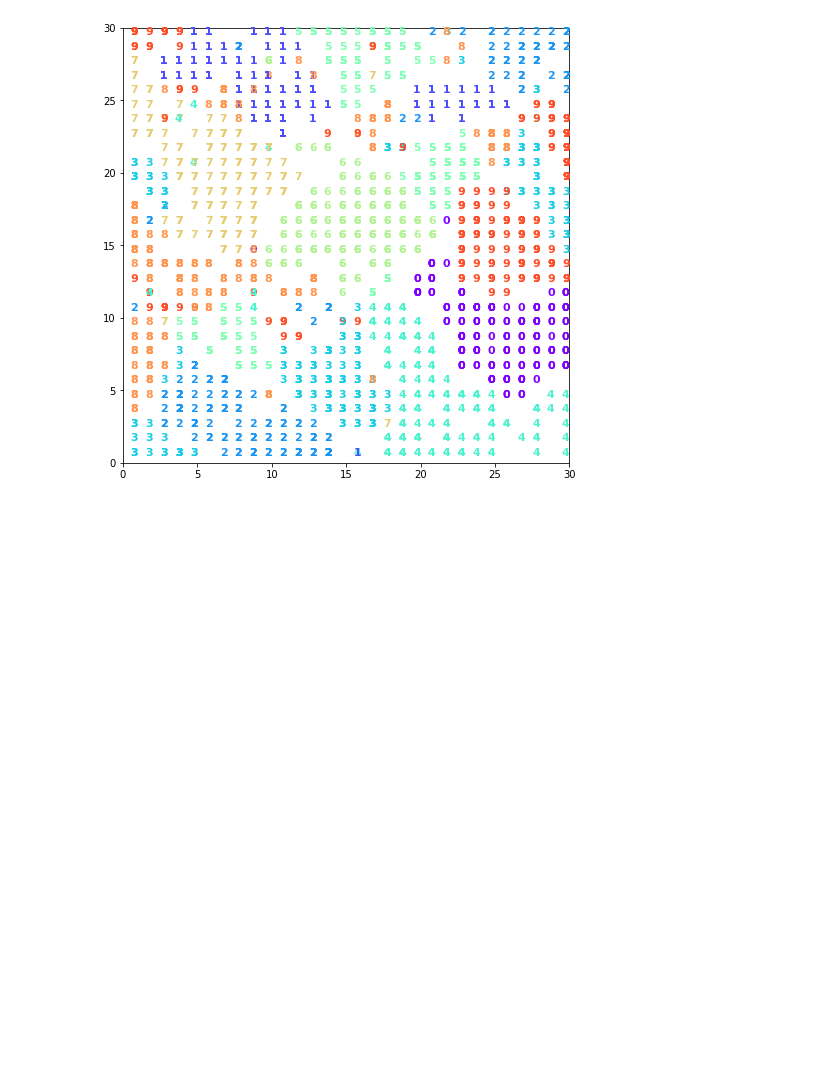
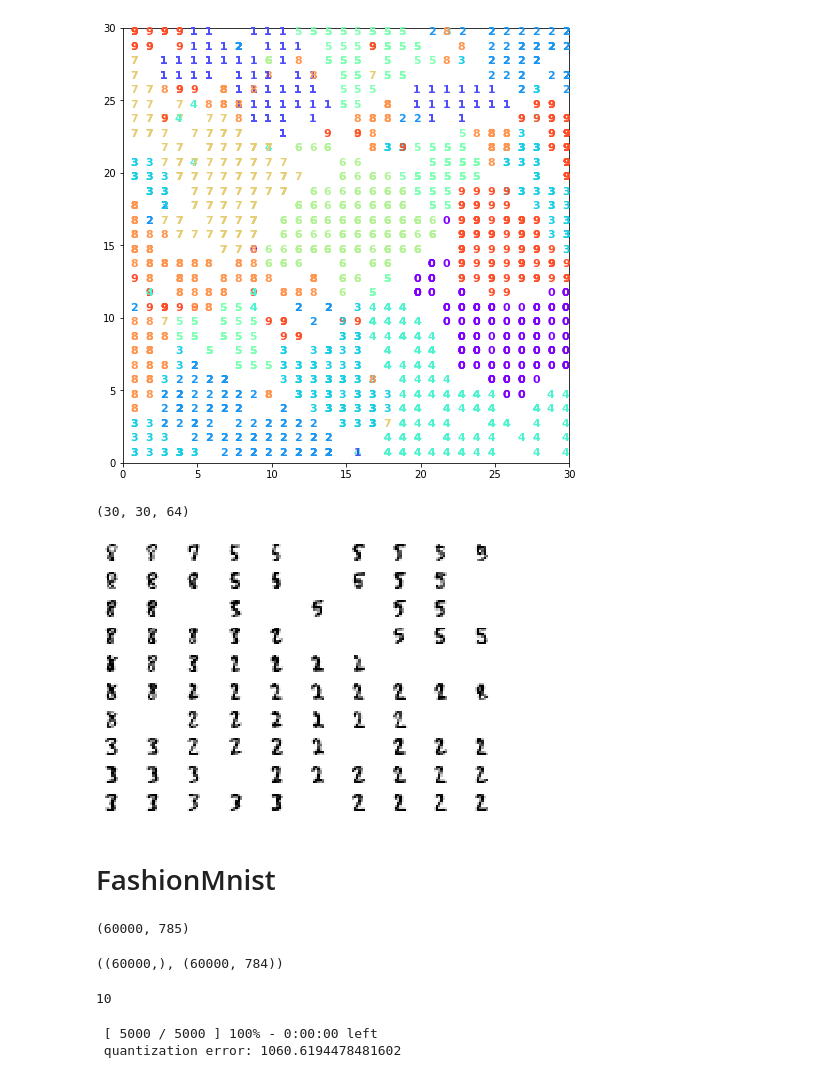
Before and after one commit to moaaztaha/PCA-SOM-ANN, a Jupyter notebook: Untitled.ipynb, the cells around one changed output. Drawn from its saved outputs; the diff is of its cells as text; code cells hidden in the pictures; blank space fills up the shorter version.

Commit message:
SOM fashion

```diff
--- a/Untitled.ipynb
+++ b/Untitled.ipynb
@@ -55,3 +57,26 @@ plt.savefig('som_digits.png')
 plt.show()
 # %% [output]
 [figure]
+# %%
+som.get_weights().shape
+# %% [output]
+(30, 30, 64)
+# %%
+cnt = 0
+for j in reversed(range(10)):  # images mosaic
+    for i in range(10):
+        plt.subplot(10, 10, cnt+1, frameon=False,  xticks=[],  yticks=[])
+        if (i, j) in wmap:
+            plt.imshow(digits.images[wmap[(i, j)]],
+                       cmap='Greys', interpolation='nearest')
+        else:
+            plt.imshow(np.zeros((8, 8)),  cmap='Greys')
+        cnt = cnt + 1
+
+plt.tight_layout()
+plt.savefig('som_digts_imgs.png')
+plt.show()
+# %% [output]
+[figure, added]
+# %% [markdown]
+# FashionMnist
@@ -57,0 +85,5 @@ plt.show()
+# %%
+fashion = pd.read_csv('fashion/fashion-mnist_train.csv')
+fashion.shape
+# %% [output]
+(60000, 785)
@@ -57,0 +93,15 @@ plt.show()
+# %%
+fashion_labels.shape, fashion_data.shape
+# %% [output]
+((60000,), (60000, 784))
+# %%
+fashion['label'].nunique()
+# %% [output]
+10
+# %%
+som = MiniSom(30, 30, 784, sigma=4, learning_rate=0.5, neighborhood_function='triangle')
+som.pca_weights_init(fashion_data)
+som.train(fashion_data, 5000, random_order=True, verbose=True)
+# %% [output]
+ [ 5000 / 5000 ] 100% - 0:00:00 left
+ quantization error: 1060.6194478481602
```
Also changed, not shown: parts of 6 cells of this notebook, 4 other files.
